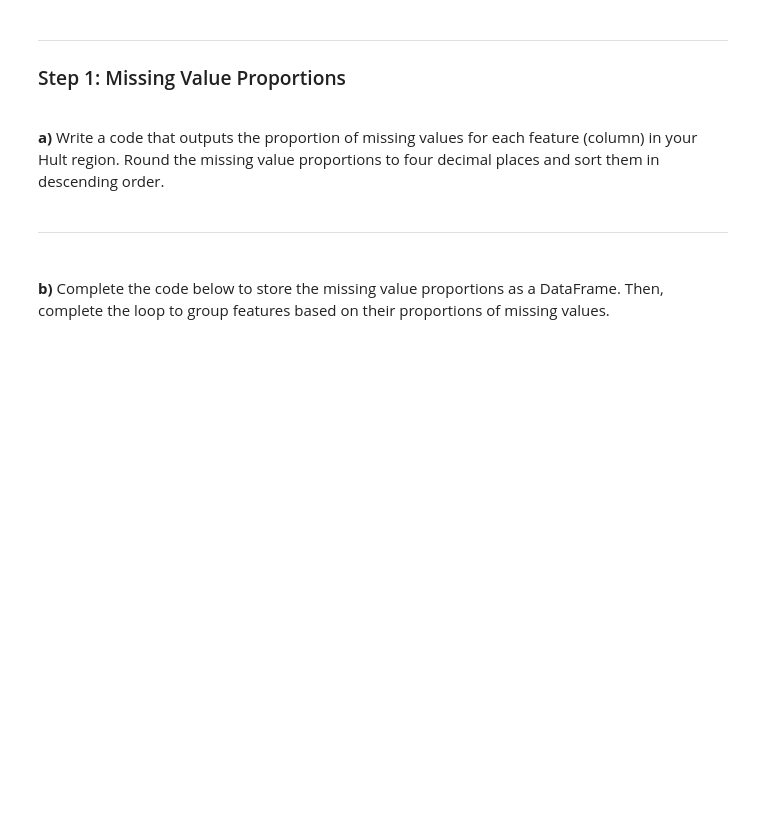
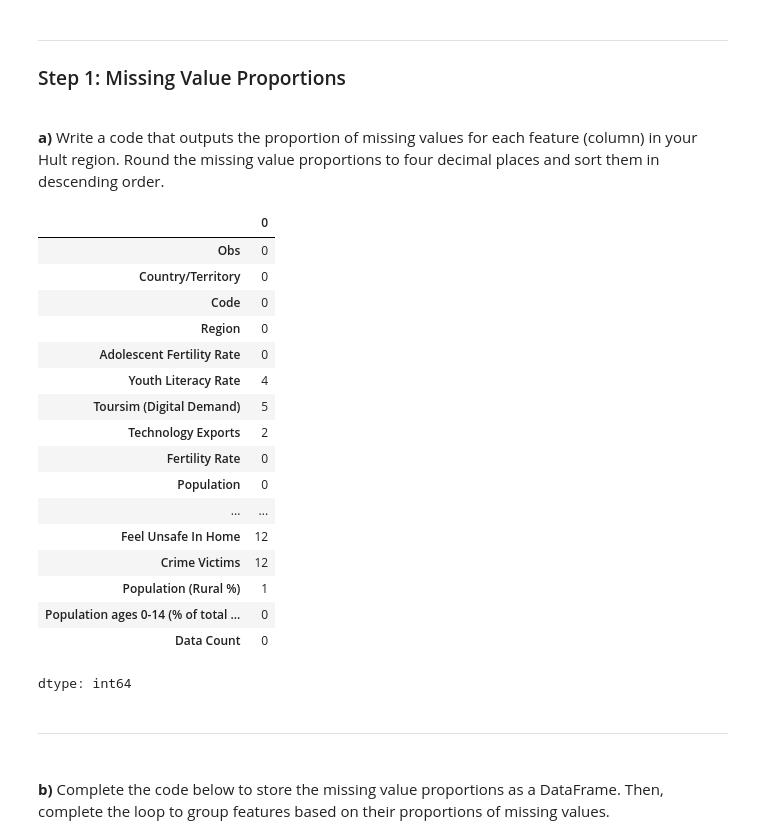
Before and after one commit to TichaonaDamis/Missing-Value-Analysis-and-Imputation-using-Python, a Jupyter notebook: Template - Missing Value Analysis and Imputation (1).ipynb, the cells around one changed output. Cells and saved outputs as stored; diff of their text form; code cells hidden in the pictures; blank space fills up the shorter version.

```diff
--- a/Template - Missing Value Analysis and Imputation (1).ipynb
+++ b/Template - Missing Value Analysis and Imputation (1).ipynb
@@ -48,7 +76,26 @@ team_df.head(n = 5)
 <strong>a)</strong> Write a code that outputs the proportion of missing values for each feature (column) in your Hult region. Round the missing value proportions to four decimal places and sort them in descending order.
 # %%
 # missing value proportions
-_____
+team6.isnull().sum()
+# %% [output]
+|  | 0 |
+| Obs | 0 |
+| Country/Territory | 0 |
+| Code | 0 |
+| Region | 0 |
+| Adolescent Fertility Rate | 0 |
+| Youth Literacy Rate | 4 |
+| Toursim (Digital Demand) | 5 |
+| Technology Exports | 2 |
+| Fertility Rate | 0 |
+| Population | 0 |
+| ... | ... |
+| Feel Unsafe In Home | 12 |
+| Crime Victims | 12 |
+| Population (Rural %) | 1 |
+| Population ages 0-14 (% of total ... | 0 |
+| Data Count | 0 |
+dtype: int64
 # %% [markdown]
 <hr style="height:.9px;border:none;color:#333;background-color:#333;" /><br>
 <strong>b)</strong> Complete the code below to store the missing value proportions as a DataFrame. Then, complete the loop to group features based on their proportions of missing values.
```
Also changed, not shown: parts of 3 cells of this notebook.
